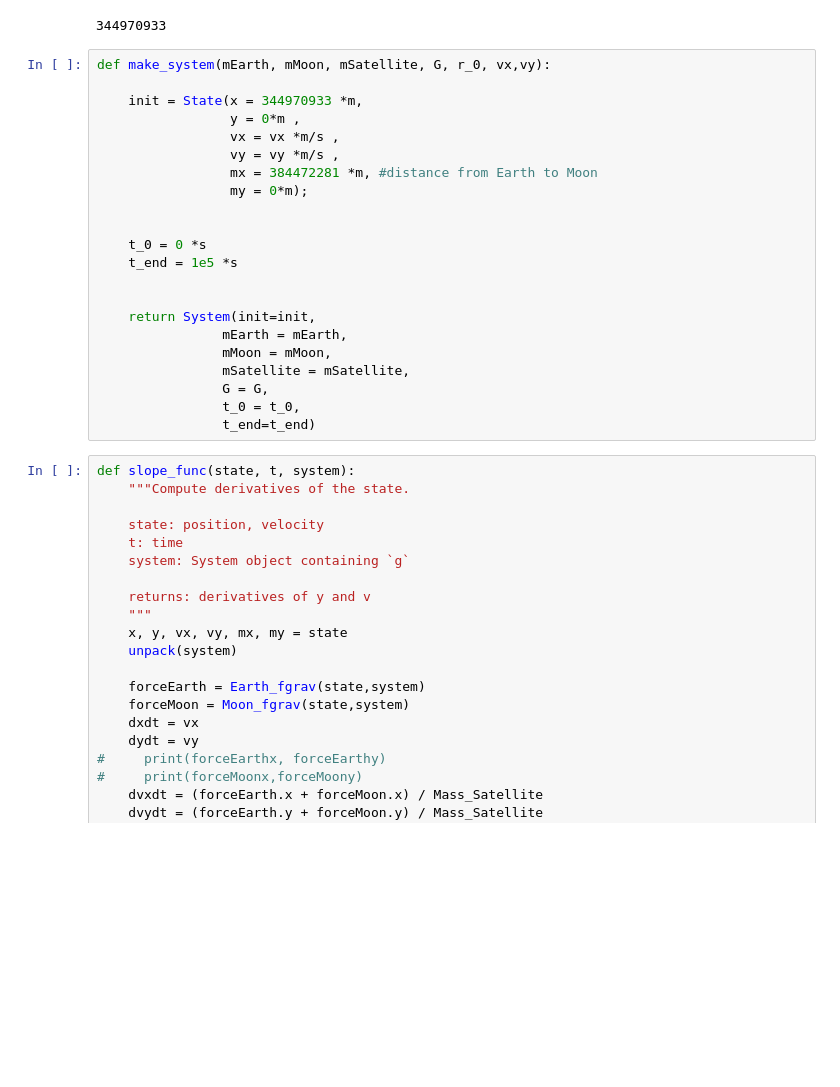
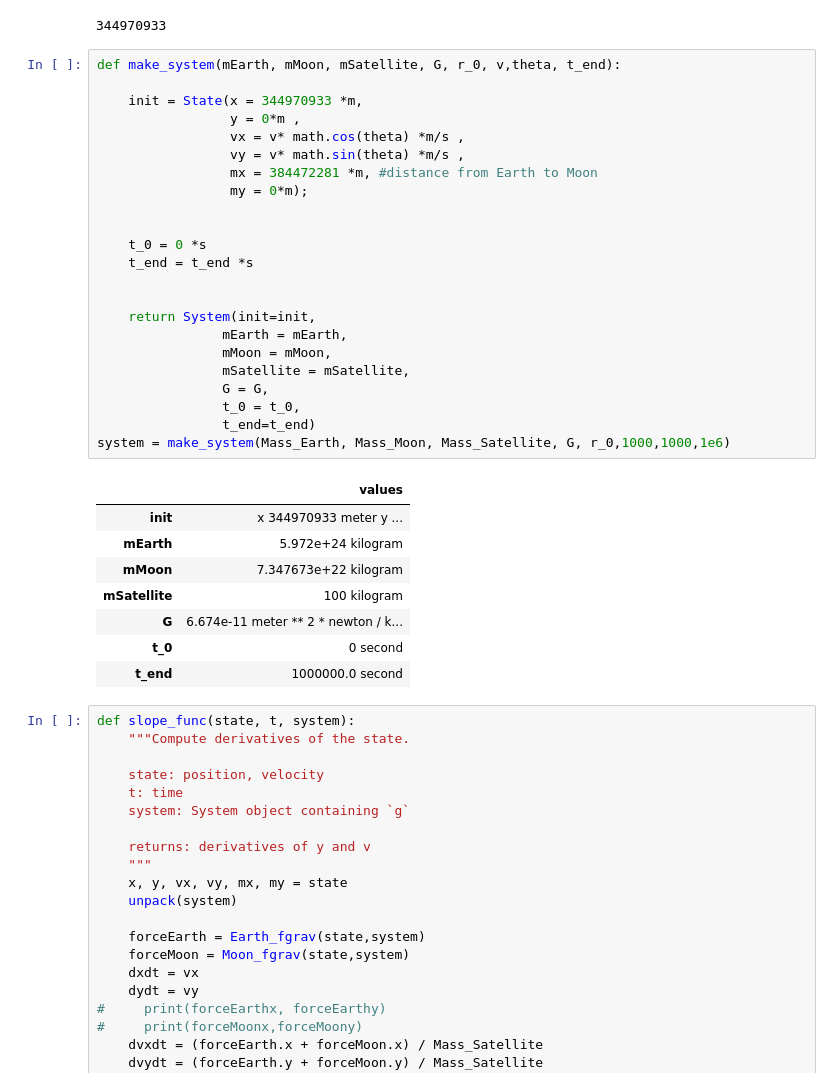
Before and after one commit to mpatil99/modsim-Project3, a Jupyter notebook: Untitled1.ipynb, the cells around one changed output. Drawn from its saved outputs; the diff is of its cells as text; blank space fills up the shorter version.

```diff
--- a/Untitled1.ipynb
+++ b/Untitled1.ipynb
@@ -35,27 +35,37 @@ r_0 = 344970933  #distance from center of Earth to Lagrange point
 # %% [output]
 344970933
 # %%
-def make_system(mEarth, mMoon, mSatellite, G, r_0, vx,vy):
+def make_system(mEarth, mMoon, mSatellite, G, r_0, v,theta, t_end):
 
     init = State(x = 344970933 *m,
                  y = 0*m ,
-                 vx = vx *m/s ,
-                 vy = vy *m/s ,
+                 vx = v* math.cos(theta) *m/s ,
+                 vy = v* math.sin(theta) *m/s ,
                  mx = 384472281 *m, #distance from Earth to Moon
                  my = 0*m);
 
 
     t_0 = 0 *s
-    t_end = 1e5 *s
+    t_end = t_end *s
 
 
     return System(init=init,
                 mEarth = mEarth,
                 mMoon = mMoon,
                 mSatellite = mSatellite,
                 G = G,
                 t_0 = t_0,
                 t_end=t_end)
+system = make_system(Mass_Earth, Mass_Moon, Mass_Satellite, G, r_0,1000,1000,1e6)
+# %% [output]
+|  | values |
+| init | x 344970933 meter y ... |
+| mEarth | 5.972e+24 kilogram |
+| mMoon | 7.347673e+22 kilogram |
+| mSatellite | 100 kilogram |
+| G | 6.674e-11 meter ** 2 * newton / k... |
+| t_0 | 0 second |
+| t_end | 1000000.0 second |
 # %%
 def slope_func(state, t, system):
     """Compute derivatives of the state.
```
Also changed, not shown: parts of 6 cells of this notebook, 3 other files.
